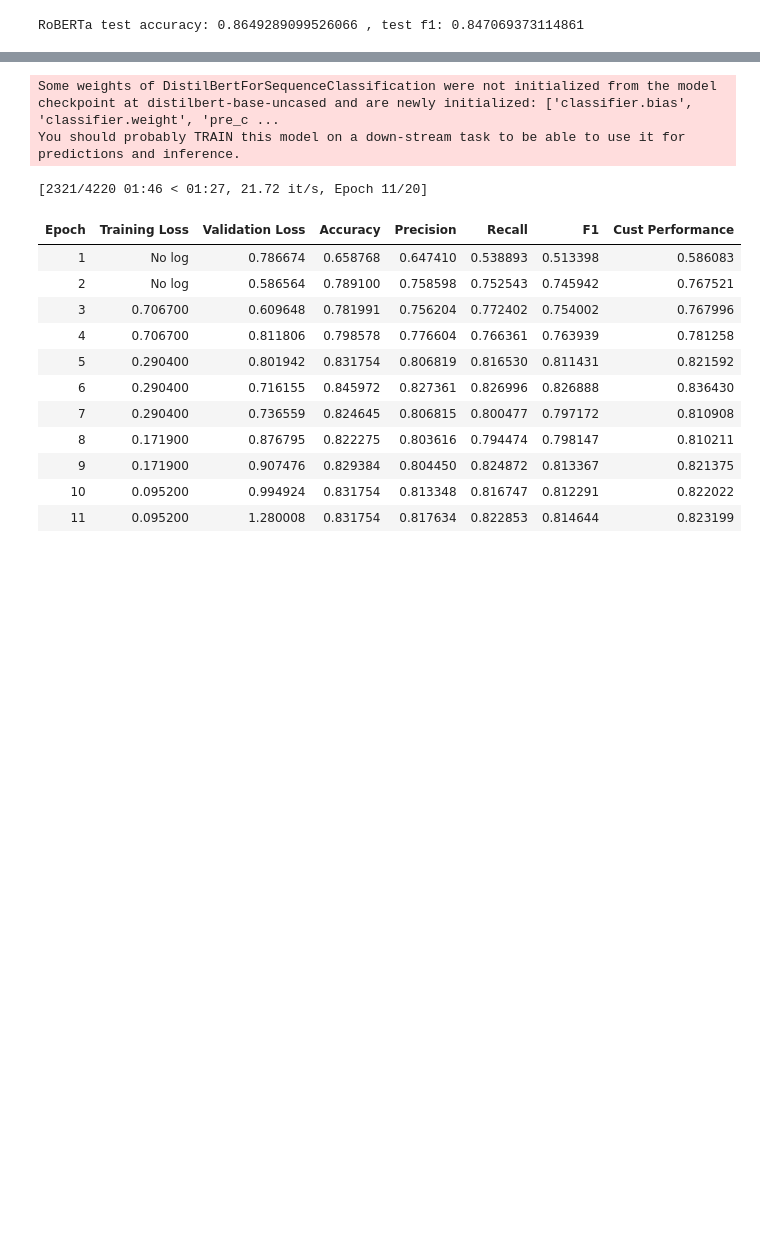
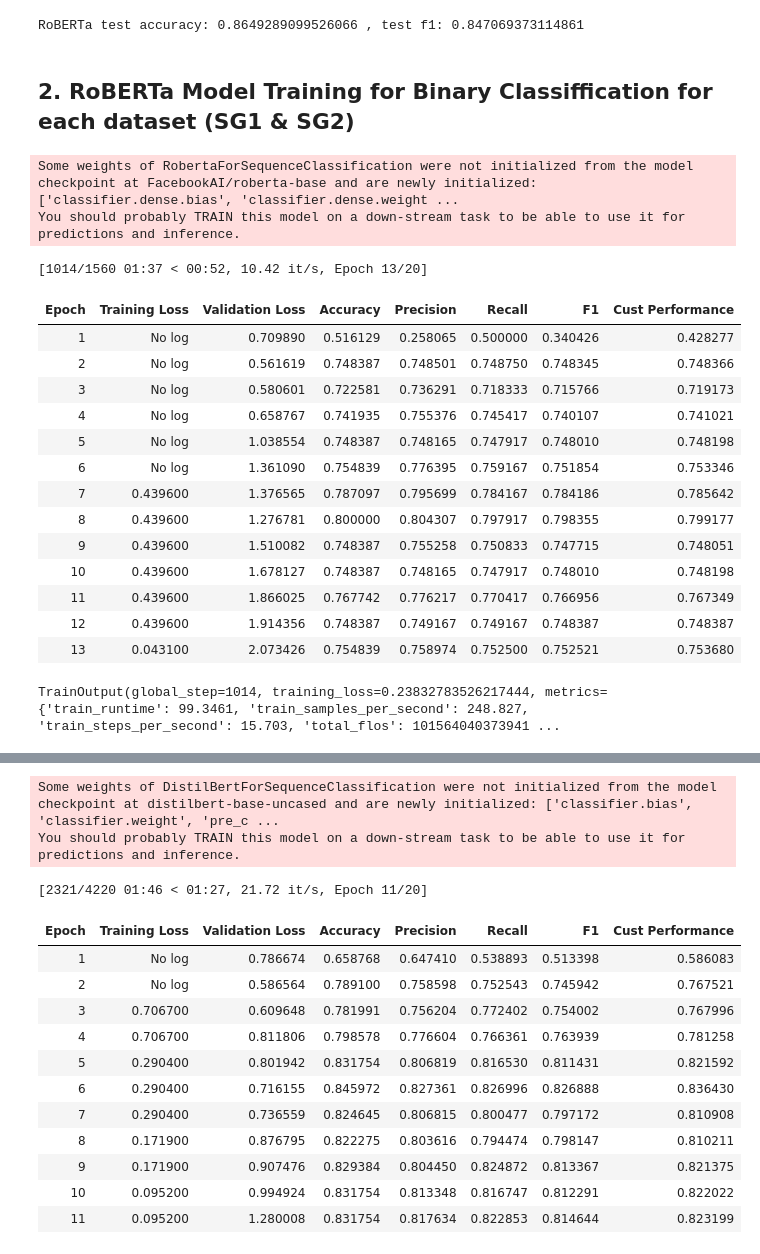
Before and after one commit to zee-zaky/COMPSCI713, a Jupyter notebook: BABE Multiclass Models Training.ipynb, the cells around one changed output, grey strips where cells are left out. Cells and saved outputs as stored; diff of their text form; code cells hidden in the pictures; blank space fills up the shorter version.

```diff
--- a/BABE Multiclass Models Training.ipynb
+++ b/BABE Multiclass Models Training.ipynb
@@ -348,3 +405,56 @@ print(f"RoBERTa test accuracy: {RobertaOutput.metrics['test_eval_accuracy']} , t
 # %% [output]
 [interactive output not drawn]
 RoBERTa test accuracy: 0.8649289099526066 , test f1: 0.847069373114861
+# %% [markdown]
+## 2. RoBERTa Model Training for Binary Classiffication for each dataset (SG1 & SG2)
+# %%
+# Load and process data
+SG1_dataset = load_and_prepare_binary_calssification_data(['data/final_labels_SG1.xlsx'])
+SG2_dataset = load_and_prepare_binary_calssification_data(['data/final_labels_SG2.xlsx'])
+# %%
+# Prepare tokenizer and model
+Roberta_tokenizer = AutoTokenizer.from_pretrained("FacebookAI/roberta-base")
+SG1_Roberta_tokenized_dataset = SG1_dataset.map(lambda x: Roberta_tokenizer(x['text'], padding=True, truncation=True), batched=True)
+SG1_Roberta_tokenized_dataset = SG1_Roberta_tokenized_dataset.remove_columns(["text"])
+SG1_Roberta_tokenized_dataset.set_format("torch")
+
+SG2_Roberta_tokenized_dataset = SG2_dataset.map(lambda x: Roberta_tokenizer(x['text'], padding=True, truncation=True), batched=True)
+SG2_Roberta_tokenized_dataset = SG2_Roberta_tokenized_dataset.remove_columns(["text"])
+SG2_Roberta_tokenized_dataset.set_format("torch")
+# %%
+# Initialize the model and trainer
+SG1_RobertaModel = RobertaForSequenceClassification.from_pretrained("FacebookAI/roberta-base", num_labels=3)
+
+SG1_RobertaTrainer = Trainer(
+    model=SG1_RobertaModel,
+    args=get_training_arguments('RoBERTa', 'binary'),
+    train_dataset=SG1_Roberta_tokenized_dataset['train'],
+    eval_dataset=SG1_Roberta_tokenized_dataset['val'],
+    tokenizer=Roberta_tokenizer,
+    compute_metrics=compute_metrics
+)
+
+# Adding early stopping callback
+SG1_RobertaTrainer = add_early_stopping(SG1_RobertaTrainer, patience=5, threshold=0.01)
+# %% [output]
+Some weights of RobertaForSequenceClassification were not initialized from the model checkpoint at FacebookAI/roberta-base and are newly initialized: ['classifier.dense.bias', 'classifier.dense.weight ...
+You should probably TRAIN this model on a down-stream task to be able to use it for predictions and inference.
+# %%
+SG1_RobertaTrainer.train()
+# %% [output]
+[1014/1560 01:37 < 00:52, 10.42 it/s, Epoch 13/20]
+| Epoch | Training Loss | Validation Loss | Accuracy | Precision | Recall | F1 | Cust Performance |
+| 1 | No log | 0.709890 | 0.516129 | 0.258065 | 0.500000 | 0.340426 | 0.428277 |
+| 2 | No log | 0.561619 | 0.748387 | 0.748501 | 0.748750 | 0.748345 | 0.748366 |
+| 3 | No log | 0.580601 | 0.722581 | 0.736291 | 0.718333 | 0.715766 | 0.719173 |
+| 4 | No log | 0.658767 | 0.741935 | 0.755376 | 0.745417 | 0.740107 | 0.741021 |
+| 5 | No log | 1.038554 | 0.748387 | 0.748165 | 0.747917 | 0.748010 | 0.748198 |
+| 6 | No log | 1.361090 | 0.754839 | 0.776395 | 0.759167 | 0.751854 | 0.753346 |
+| 7 | 0.439600 | 1.376565 | 0.787097 | 0.795699 | 0.784167 | 0.784186 | 0.785642 |
+| 8 | 0.439600 | 1.276781 | 0.800000 | 0.804307 | 0.797917 | 0.798355 | 0.799177 |
+| 9 | 0.439600 | 1.510082 | 0.748387 | 0.755258 | 0.750833 | 0.747715 | 0.748051 |
+| 10 | 0.439600 | 1.678127 | 0.748387 | 0.748165 | 0.747917 | 0.748010 | 0.748198 |
+| 11 | 0.439600 | 1.866025 | 0.767742 | 0.776217 | 0.770417 | 0.766956 | 0.767349 |
+| 12 | 0.439600 | 1.914356 | 0.748387 | 0.749167 | 0.749167 | 0.748387 | 0.748387 |
+| 13 | 0.043100 | 2.073426 | 0.754839 | 0.758974 | 0.752500 | 0.752521 | 0.753680 |
+TrainOutput(global_step=1014, training_loss=0.23832783526217444, metrics={'train_runtime': 99.3461, 'train_samples_per_second': 248.827, 'train_steps_per_second': 15.703, 'total_flos': 101564040373941 ...
```
Also changed, not shown: parts of 45 cells of this notebook, 1 other file.
